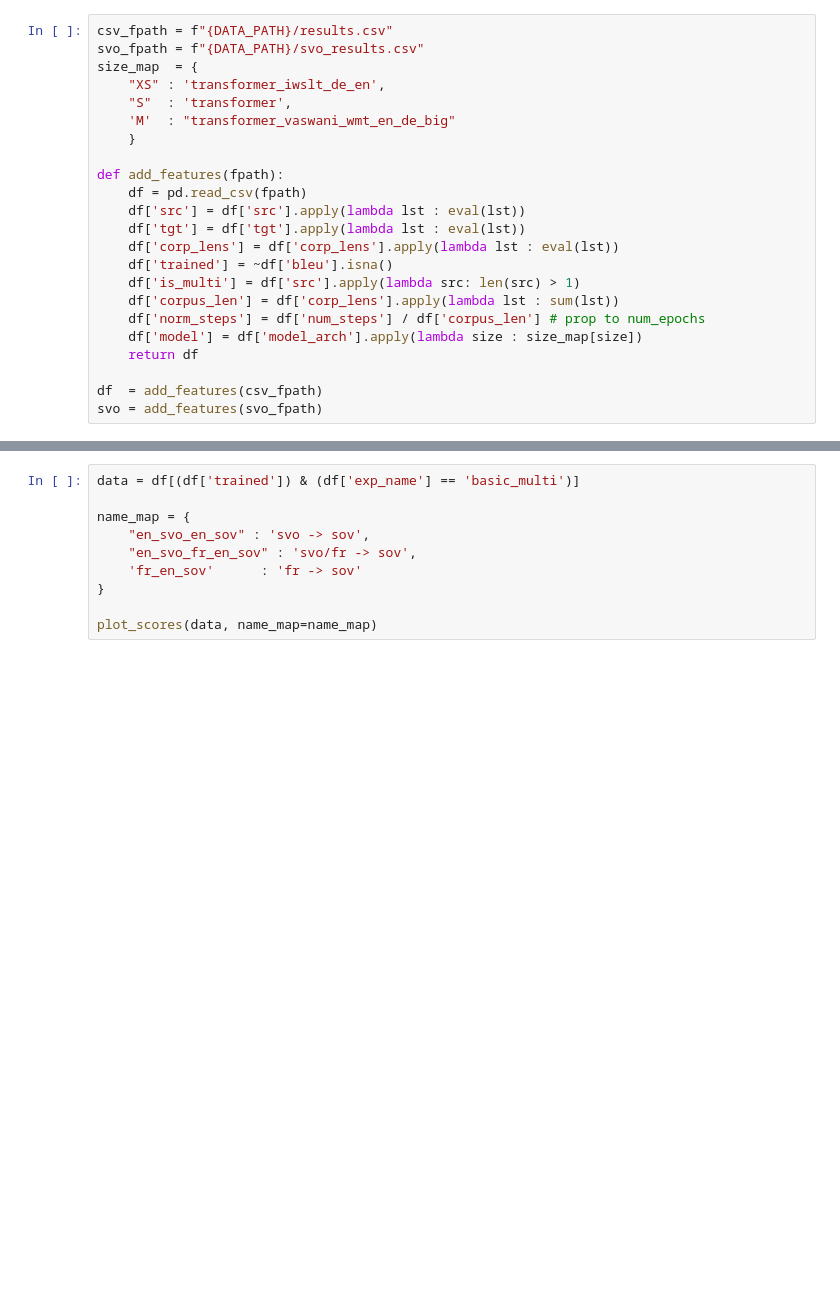
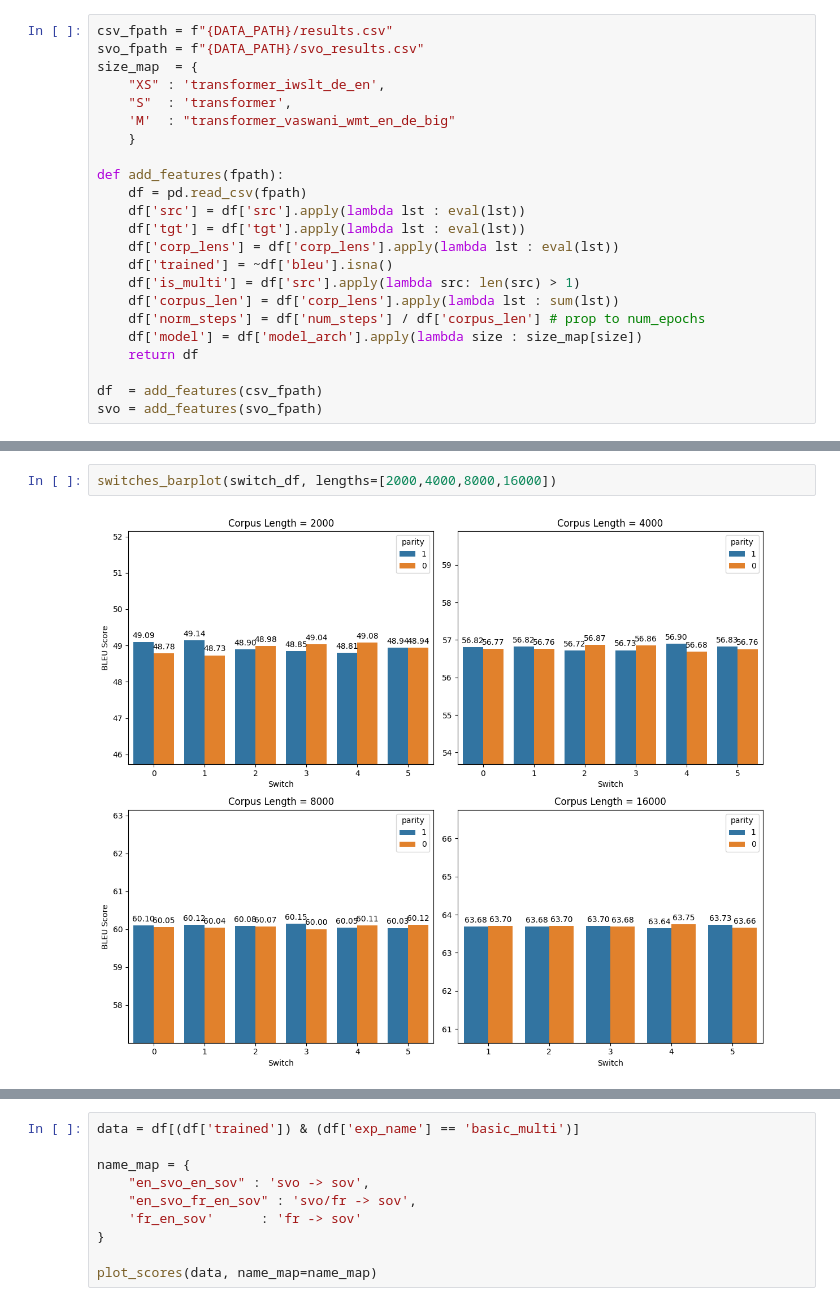
Before and after one commit to Mark-Hopkins-at-Williams/testperanto, a Jupyter notebook: experiment_pipeline/src/analysis.ipynb, the cells around one changed output, grey strips where cells are left out. Saved outputs shown, nothing was run; the diff lists cells and outputs as text; blank space fills up the shorter version.

```diff
--- a/experiment_pipeline/src/analysis.ipynb
+++ b/experiment_pipeline/src/analysis.ipynb
@@ -149,0 +242,4 @@ trained['last'] = trained['tgt'].apply(lambda lst : lst[0].split('.')[0][-1])
+# %%
+switches_barplot(switch_df, lengths=[2000,4000,8000,16000])
+# %% [output]
+[figure, added]
```
Also changed, not shown: parts of 7 cells of this notebook, 8 other files.
